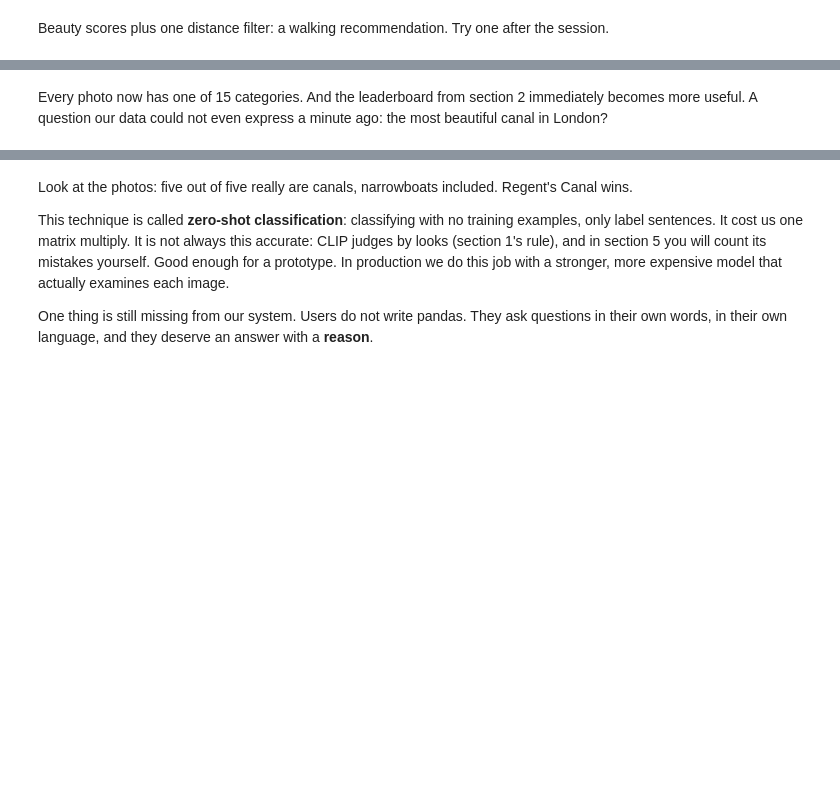
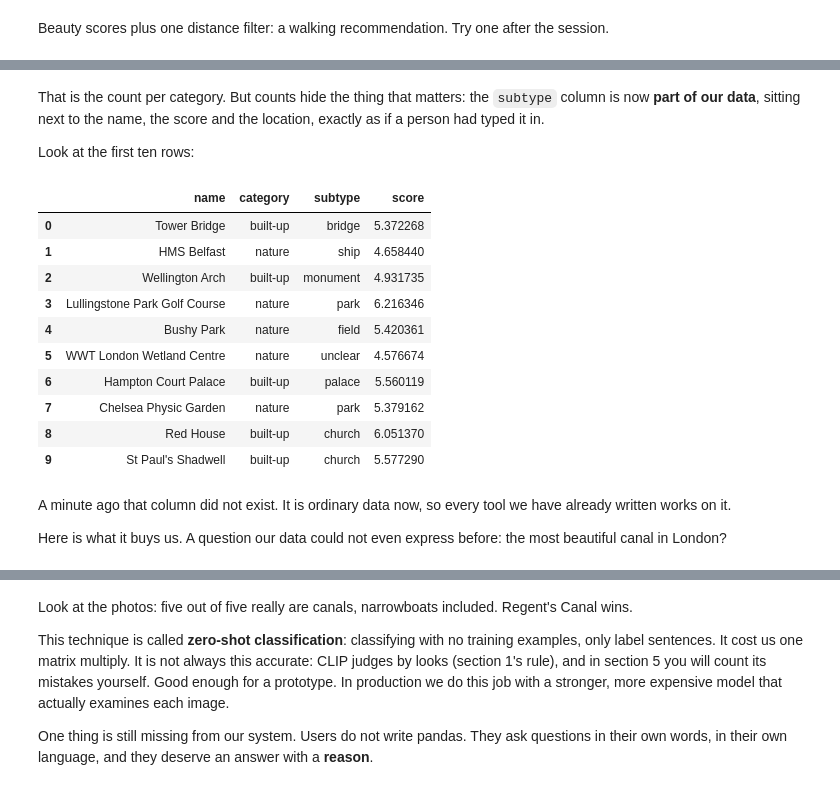
Before and after one commit to beautifulplacesai/beautiful-places-search-exercise, a Jupyter notebook: explainer.ipynb, the cells around one changed output, grey strips where cells are left out. Saved outputs shown, nothing was run; the diff lists cells and outputs as text; code cells hidden in the pictures; blank space fills up the shorter version.

```diff
--- a/explainer.ipynb
+++ b/explainer.ipynb
@@ -393,11 +505,21 @@ LABELS = {
     "windmill":  "a photo of a windmill",
     "cemetery":  "a photo of an old cemetery with gravestones",
     "modern":    "a photo of modern glass architecture or skyscrapers",
+    "ship":      "a photo of a ship or boat",
+    "train":     "a photo of a train or railway station",
+    "field":     "a photo of an open field or farmland",
+    "house":     "a photo of an ordinary house or block of flats",
+    "industry":  "a photo of an industrial building or power station",
+    "playground":"a photo of a playground or sports ground",
+    "highstreet":"a photo of shops and traffic on a busy high street",
 }
 
-label_positions = embed_text(list(LABELS.values()))   # 15 positions on the map
+label_positions = embed_text(list(LABELS.values()))   # one position per label
 closeness = emb @ label_positions.T                   # every photo vs every label
 winner = closeness.argmax(axis=1)                     # per photo: closest label
 
-photos["subtype"] = np.array(list(LABELS))[winner]
+best_two = np.sort(closeness, axis=1)[:, -2:]         # if the top two nearly tie,
+too_close = (best_two[:, 1] - best_two[:, 0]) < 0.005  # we say so instead of guessing
+
+photos["subtype"] = np.where(too_close, "unclear", np.array(list(LABELS))[winner])
 photos["subtype"].value_counts()
@@ -404,6 +544,28 @@ photos["subtype"].value_counts()
-# %% [markdown]
-Every photo now has one of 15 categories. And the leaderboard from section 2
-immediately becomes more useful. A question our data could not even express
-a minute ago: the most beautiful canal in London?
+# %% [markdown]
+That is the count per category. But counts hide the thing that matters: the
+`subtype` column is now **part of our data**, sitting next to the name, the
+score and the location, exactly as if a person had typed it in.
+
+Look at the first ten rows:
+# %%
+photos[["name", "category", "subtype", "score"]].head(10)
+# %% [output]
+|  | name | category | subtype | score |
+| 0 | Tower Bridge | built-up | bridge | 5.372268 |
+| 1 | HMS Belfast | nature | ship | 4.658440 |
+| 2 | Wellington Arch | built-up | monument | 4.931735 |
+| 3 | Lullingstone Park Golf Course | nature | park | 6.216346 |
+| 4 | Bushy Park | nature | field | 5.420361 |
+| 5 | WWT London Wetland Centre | nature | unclear | 4.576674 |
+| 6 | Hampton Court Palace | built-up | palace | 5.560119 |
+| 7 | Chelsea Physic Garden | nature | park | 5.379162 |
+| 8 | Red House | built-up | church | 6.051370 |
+| 9 | St Paul's Shadwell | built-up | church | 5.577290 |
+# %% [markdown]
+A minute ago that column did not exist. It is ordinary data now, so every
+tool we have already written works on it.
+
+Here is what it buys us. A question our data could not even express before:
+the most beautiful canal in London?
 # %%
 leaderboard(photos[photos.subtype == "canal"], top=5)
```
Also changed, not shown: parts of 52 cells of this notebook, 6 other files.
